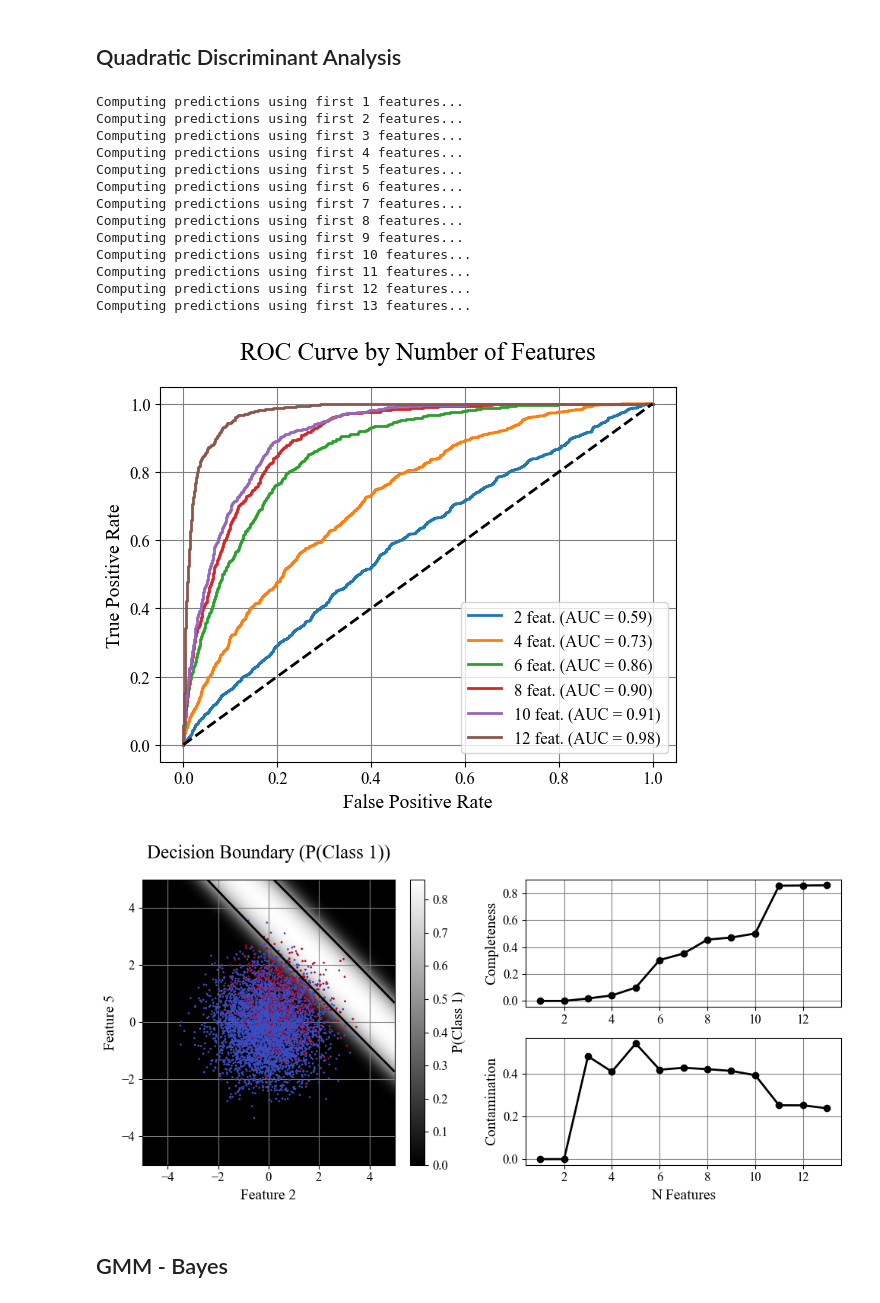
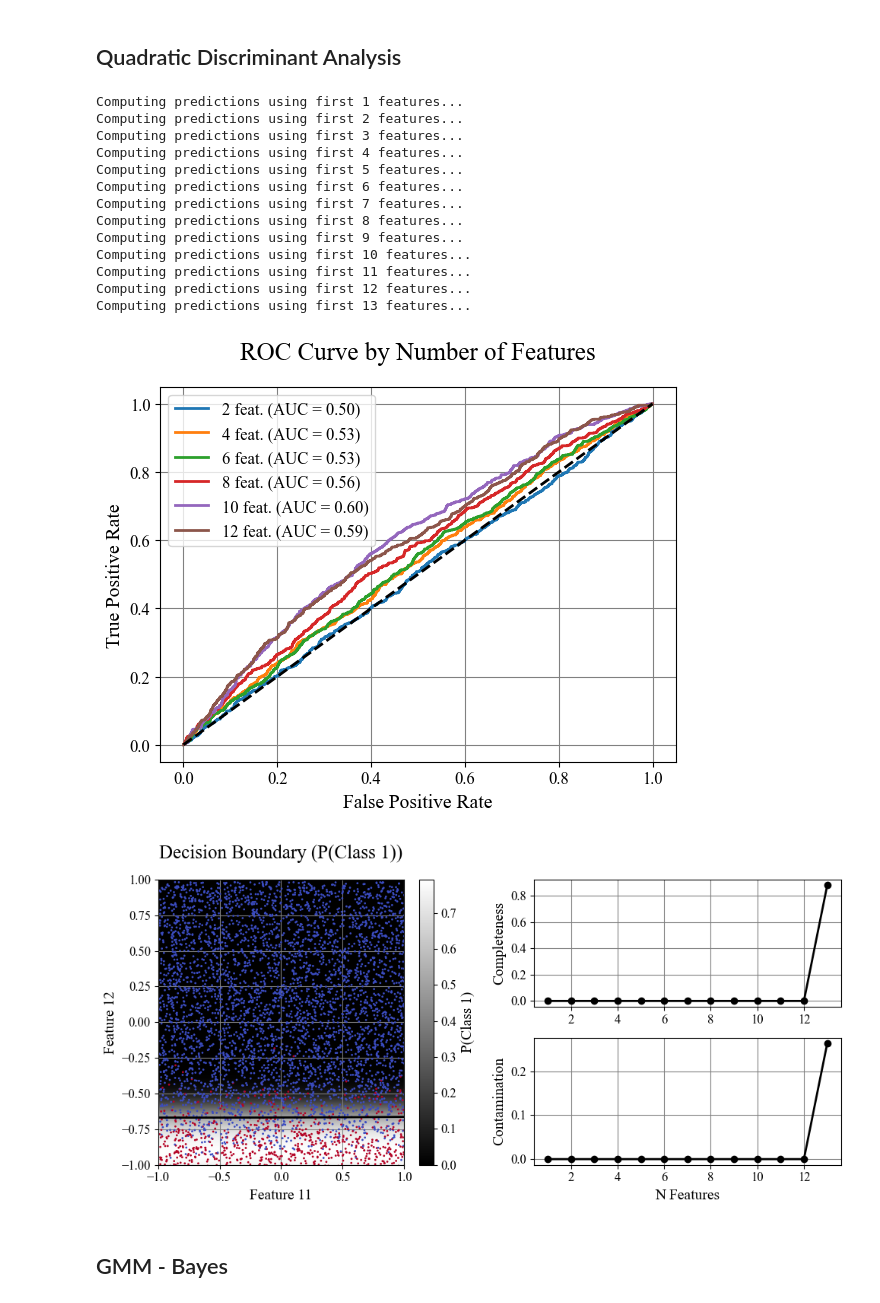
Before and after one commit to Richardforphys/AstroStatistics, a Jupyter notebook: Notebooks/Exam/LIGO/LIGO_generative.ipynb, the cells around one changed output. Drawn from its saved outputs; the diff is of its cells as text; code cells hidden in the pictures.

```diff
--- a/Notebooks/Exam/LIGO/LIGO_generative.ipynb
+++ b/Notebooks/Exam/LIGO/LIGO_generative.ipynb
@@ -33,7 +33,8 @@ Data needs to be scaled first
 # %%
 from sklearn.preprocessing import StandardScaler, RobustScaler
 # %%
-S = StandardScaler().fit_transform(data)
+S = RobustScaler().fit_transform(data)
+#S = StandardScaler().fit_transform(data)
 # %% [markdown]
 ## Dimensionality Reduction: PCA
 # %%
@@ -66,7 +67,7 @@ from sklearn.discriminant_analysis import LinearDiscriminantAnalysis as LDA
 from Utilities.Classify_vs import evaluate_classifier_over_features, visualize_classification_generic
 from sklearn.model_selection import train_test_split
 # %%
-S_train, S_test, y_train, y_test = train_test_split(P, y, test_size=0.25, shuffle=True, stratify=y)
+S_train, S_test, y_train, y_test = train_test_split(S, y, test_size=0.25, shuffle=True, stratify=y)
 # %%
 result = evaluate_classifier_over_features(S_train, S_test, y_train, y_test, LDA())
 # %% [output]
@@ -98,6 +102,7 @@ visualize_classification_generic(S_test[:, :result['best_n_features']], y_test,
 # %%
 from sklearn.discriminant_analysis import QuadraticDiscriminantAnalysis as QDA
 # %%
+result = 0
 result = evaluate_classifier_over_features(S_train, S_test, y_train, y_test, QDA())
 # %% [output]
 Computing predictions using first 1 features...
@@ -113,13 +118,13 @@ Computing predictions using first 10 features...
 Computing predictions using first 11 features...
 Computing predictions using first 12 features...
 Computing predictions using first 13 features...
-[figure, old version]
+[figure, new version]
 # %%
 visualize_classification_generic(S_test[:, :result['best_n_features']], y_test,
                                  result['best_classifier'],
                                  result['completeness'][:result['best_n_features']],
                                  result['contamination'][:result['best_n_features']],
-                                 limits=[-5,5,-5,5],
-                                 f=1, a=5, b=2)
+                                 limits=[-1,1,-1,1],
+                                 f=1, a=12, b=11)
 # %% [output]
-[figure, old version]
+[figure, new version]
```
Also changed, not shown: parts of 14 cells of this notebook, 2 other files.
